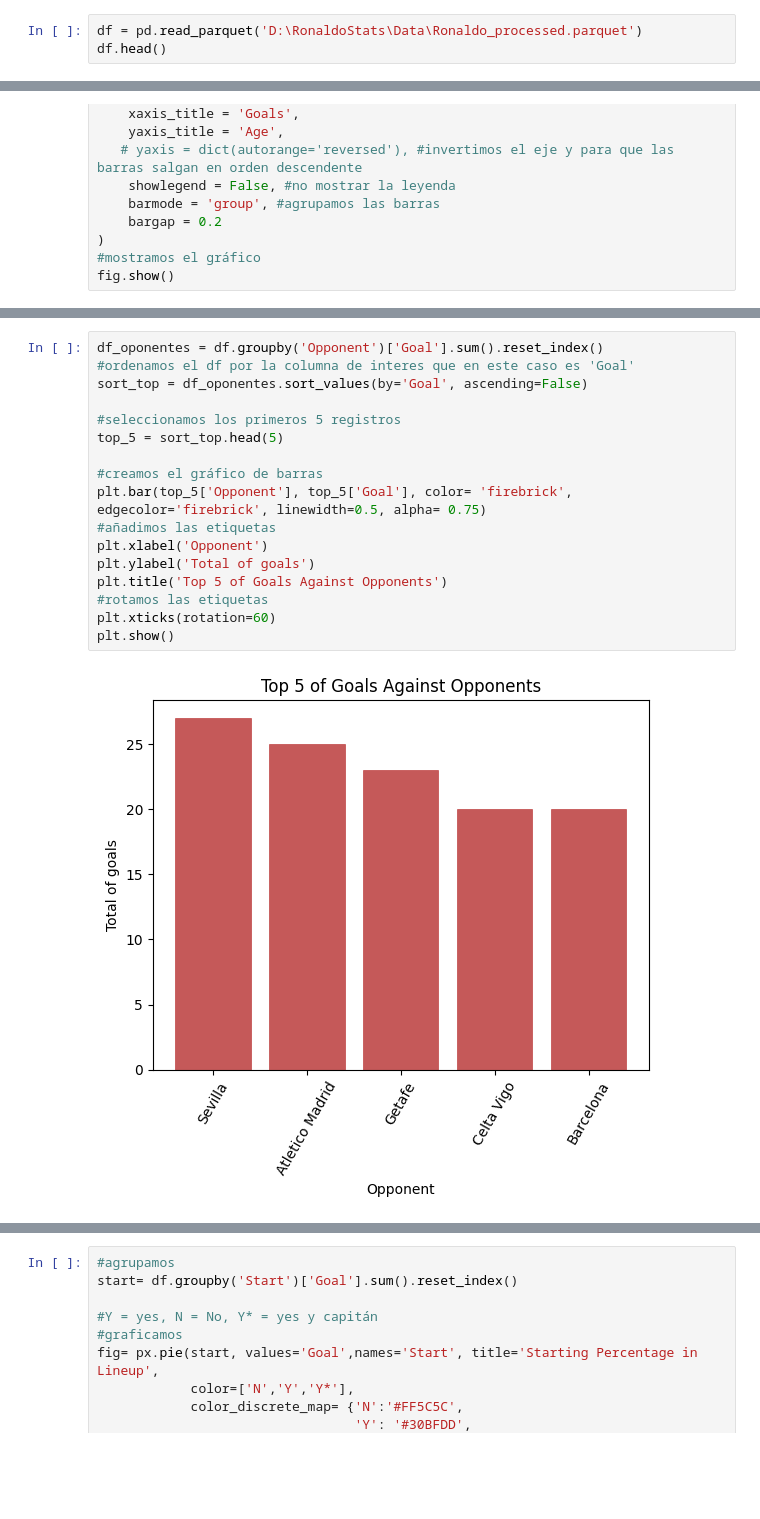
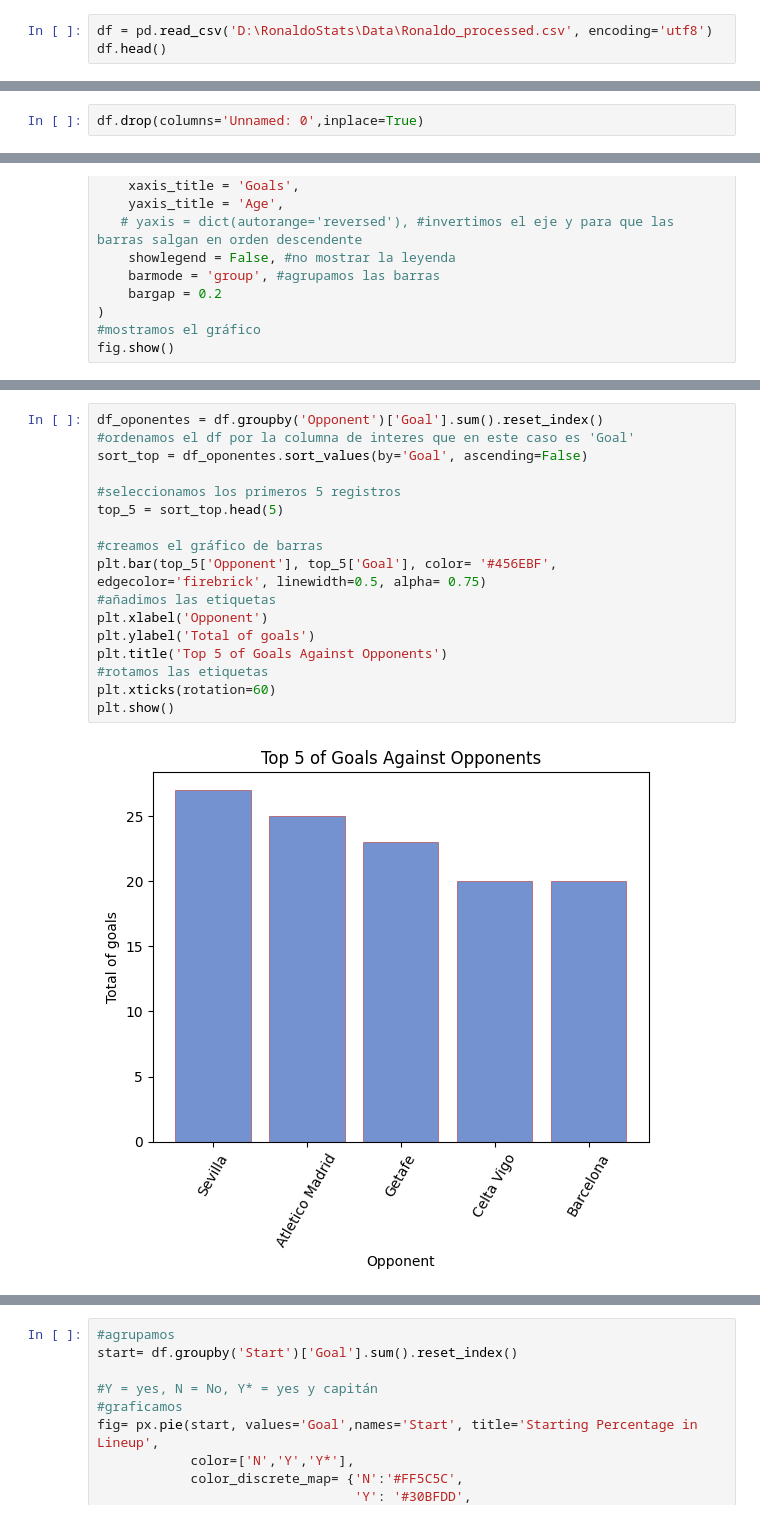
Before and after one commit to Bethcosima/RonaldoStats, a Jupyter notebook: ETL-EDA/EDA.ipynb, the cells around one changed output, grey strips where cells are left out. Cells and saved outputs as stored; diff of their text form; blank space fills up the shorter version.

```diff
--- a/ETL-EDA/EDA.ipynb
+++ b/ETL-EDA/EDA.ipynb
@@ -7,4 +8,4 @@ import plotly.express as px
 # %%
-df = pd.read_parquet('D:\RonaldoStats\Data\Ronaldo_processed.parquet')
+df = pd.read_csv('D:\RonaldoStats\Data\Ronaldo_processed.csv', encoding='utf8')
 df.head()
 # %% [output]
@@ -17,3 +18,5 @@ df.head()
+# %%
+df.drop(columns='Unnamed: 0',inplace=True)
 # %% [markdown]
 Se realizarán gráficos para saber cuáles nos pueden servir para un dashboard
 # %%
@@ -59,22 +62,22 @@ plt.show()
 # %%
 df_oponentes = df.groupby('Opponent')['Goal'].sum().reset_index()
 #ordenamos el df por la columna de interes que en este caso es 'Goal'
 sort_top = df_oponentes.sort_values(by='Goal', ascending=False)
 
 #seleccionamos los primeros 5 registros
 top_5 = sort_top.head(5)
 
 #creamos el gráfico de barras
-plt.bar(top_5['Opponent'], top_5['Goal'], color= 'firebrick', edgecolor='firebrick', linewidth=0.5, alpha= 0.75)
+plt.bar(top_5['Opponent'], top_5['Goal'], color= '#456EBF', edgecolor='firebrick', linewidth=0.5, alpha= 0.75)
 #añadimos las etiquetas
 plt.xlabel('Opponent')
 plt.ylabel('Total of goals')
 plt.title('Top 5 of Goals Against Opponents')
 #rotamos las etiquetas
 plt.xticks(rotation=60)
 plt.show()
 # %% [output]
-[figure, old version]
+[figure, new version]
 # %%
 df_oponentes = df.groupby('Competition')['Goal'].sum().reset_index()
 #ordenamos el df por la columna de interes que en este caso es 'Goal'
```
Also changed, not shown: parts of 15 cells of this notebook, 1 other file.
